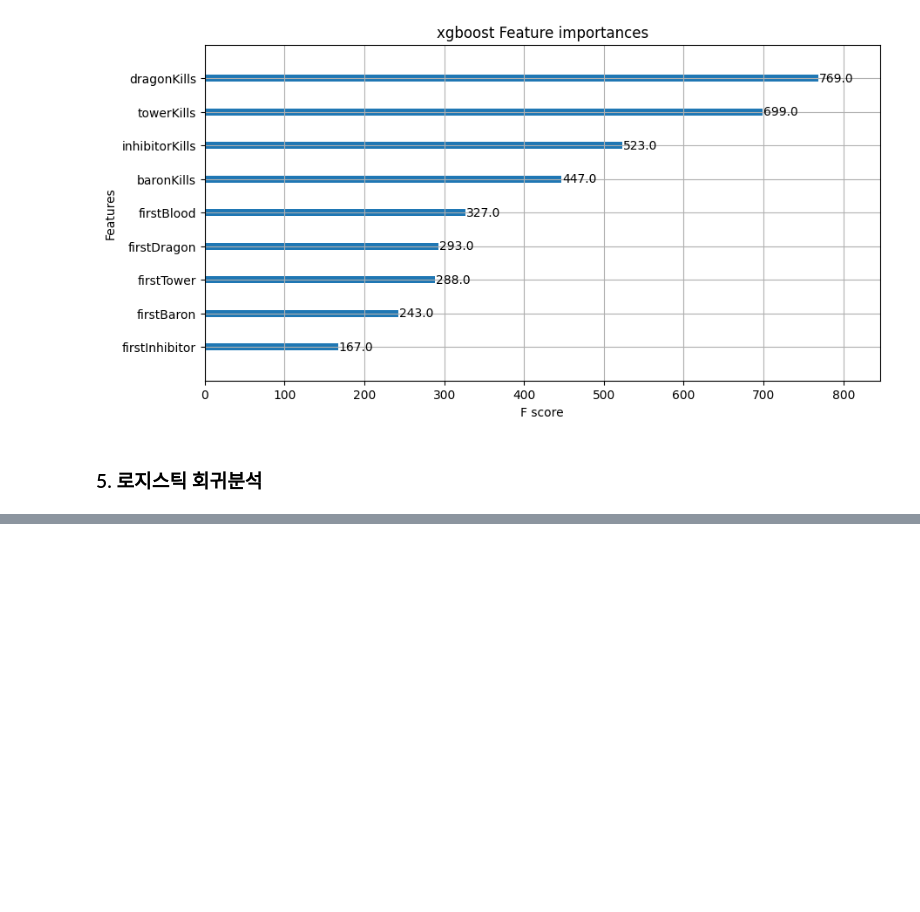
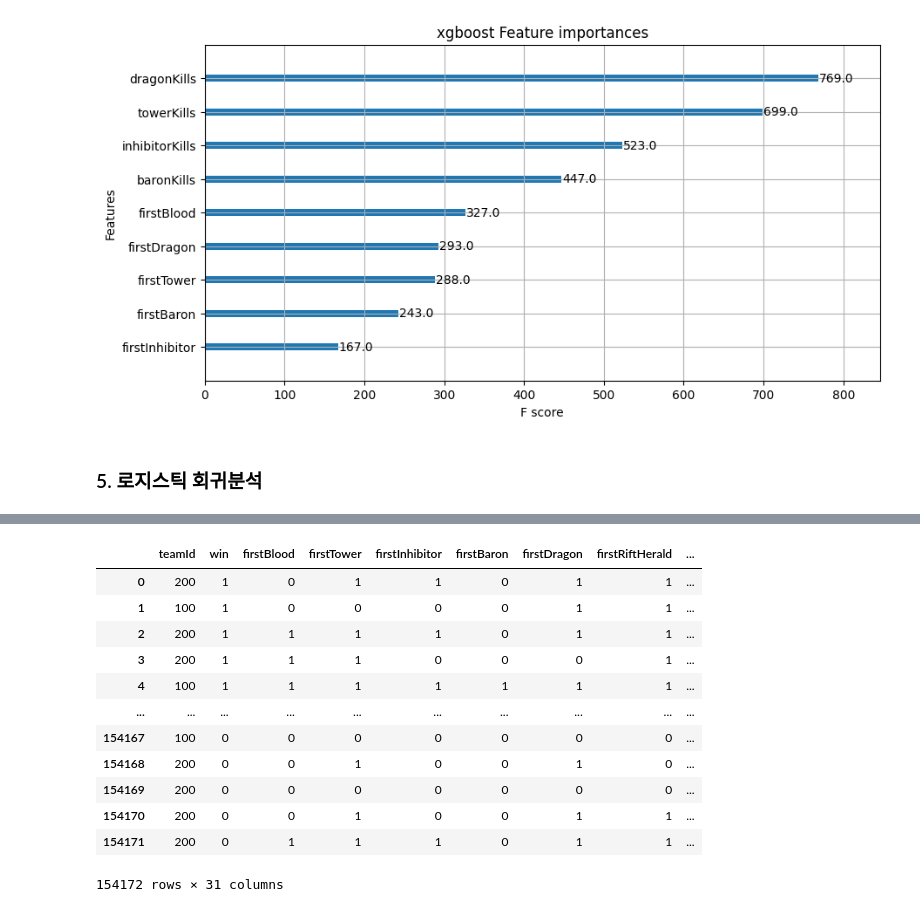
Before and after one commit to cheonjaeJJang/lol_project, a Jupyter notebook: analysis.ipynb, the cells around one changed output, grey strips where cells are left out. Cells and saved outputs as stored; diff of their text form; code cells hidden in the pictures; blank space fills up the shorter version.

```diff
--- a/analysis.ipynb
+++ b/analysis.ipynb
@@ -358,0 +378,16 @@ df.drop(['gameId', 'gameDuration', 'vilemawKills', 'dominionVictoryScore','ban_c
+# %%
+df
+# %% [output]
+|  | teamId | win | firstBlood | firstTower | firstInhibitor | firstBaron | firstDragon | firstRiftHerald | ... |
+| 0 | 200 | 1 | 0 | 1 | 1 | 0 | 1 | 1 | ... |
+| 1 | 100 | 1 | 0 | 0 | 0 | 0 | 1 | 1 | ... |
+| 2 | 200 | 1 | 1 | 1 | 1 | 0 | 1 | 1 | ... |
+| 3 | 200 | 1 | 1 | 1 | 0 | 0 | 0 | 1 | ... |
+| 4 | 100 | 1 | 1 | 1 | 1 | 1 | 1 | 1 | ... |
+| ... | ... | ... | ... | ... | ... | ... | ... | ... | ... |
+| 154167 | 100 | 0 | 0 | 0 | 0 | 0 | 0 | 0 | ... |
+| 154168 | 200 | 0 | 0 | 1 | 0 | 0 | 1 | 0 | ... |
+| 154169 | 200 | 0 | 0 | 0 | 0 | 0 | 0 | 0 | ... |
+| 154170 | 200 | 0 | 0 | 1 | 0 | 0 | 1 | 1 | ... |
+| 154171 | 200 | 0 | 1 | 1 | 1 | 0 | 1 | 1 | ... |
+154172 rows × 31 columns
```
Also changed, not shown: parts of 8 cells of this notebook.
